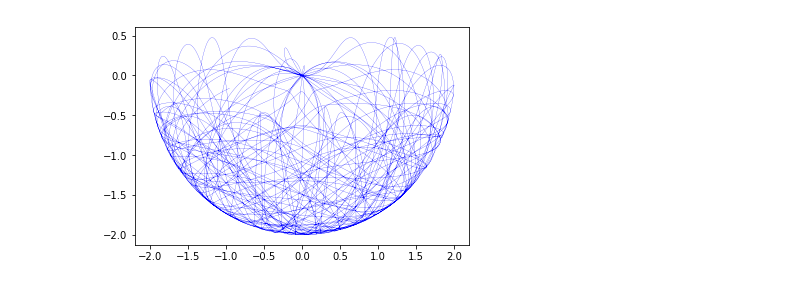
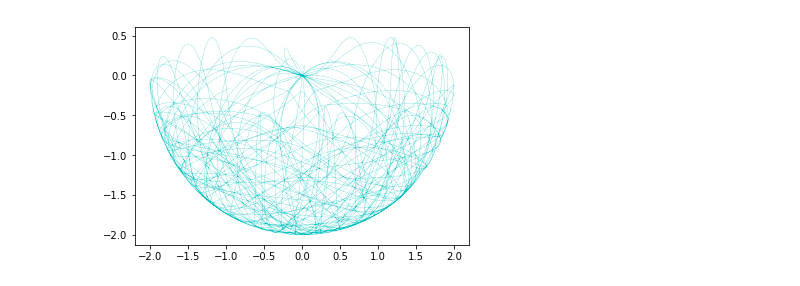
Before and after one commit to joeslei/MyMasterThesis, a Jupyter notebook: NumericalAnalysis/notebookFiles/double_pendulum.ipynb, the cells around one changed output. Cells and saved outputs as stored; diff of their text form; code cells hidden in the pictures.

```diff
--- a/NumericalAnalysis/notebookFiles/double_pendulum.ipynb
+++ b/NumericalAnalysis/notebookFiles/double_pendulum.ipynb
@@ -54,7 +54,7 @@ x2 = L2*sin(y[:, 2]) + x1
 y2 = -L2*cos(y[:, 2]) + y1
 # %%
 # plt.plot(x1, y1, color="b", linewidth=0.3)
-plt.plot(x2, y2, color="b", linewidth=0.2)
+plt.plot(x2, y2, color="c", linewidth=0.2)
 plt.savefig("double_pendulum.png", dpi=600, transparent=True)
 # %% [output]
-[figure, old version]
+[figure, new version]
```
Also changed, not shown: 5 other files.
